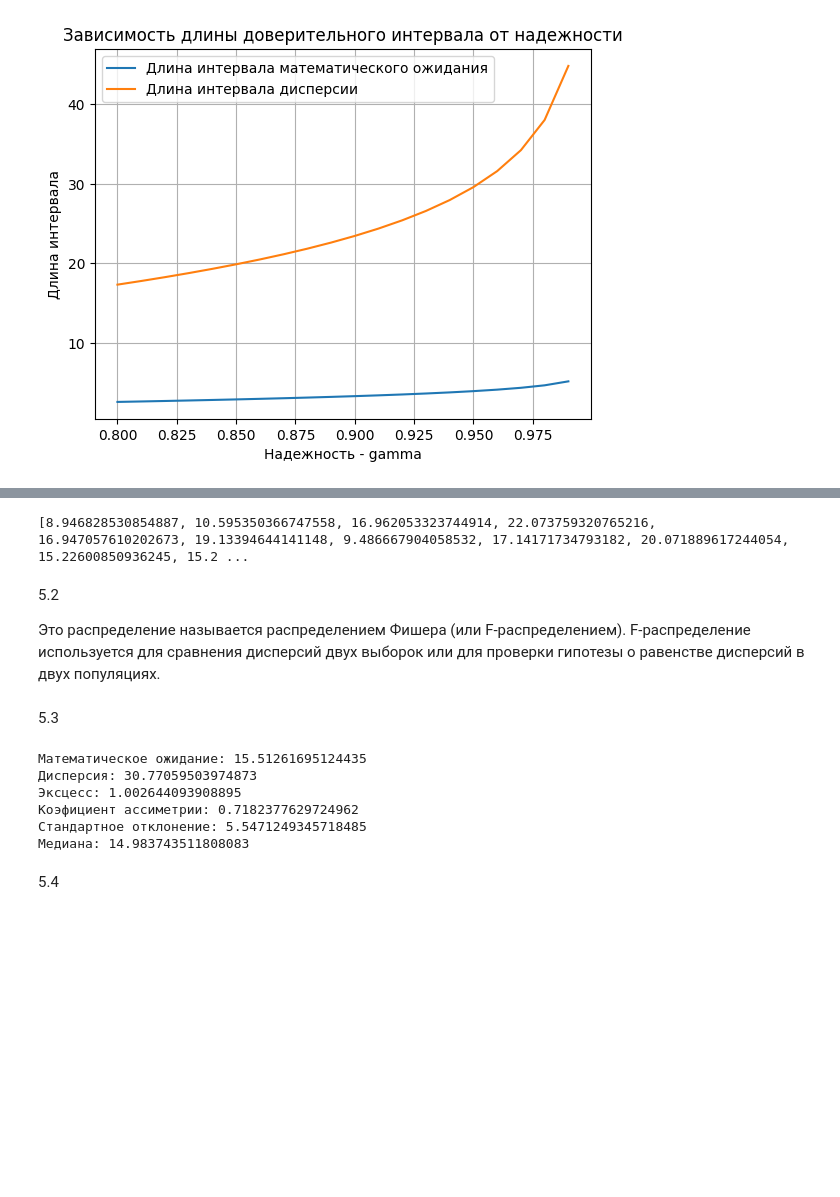
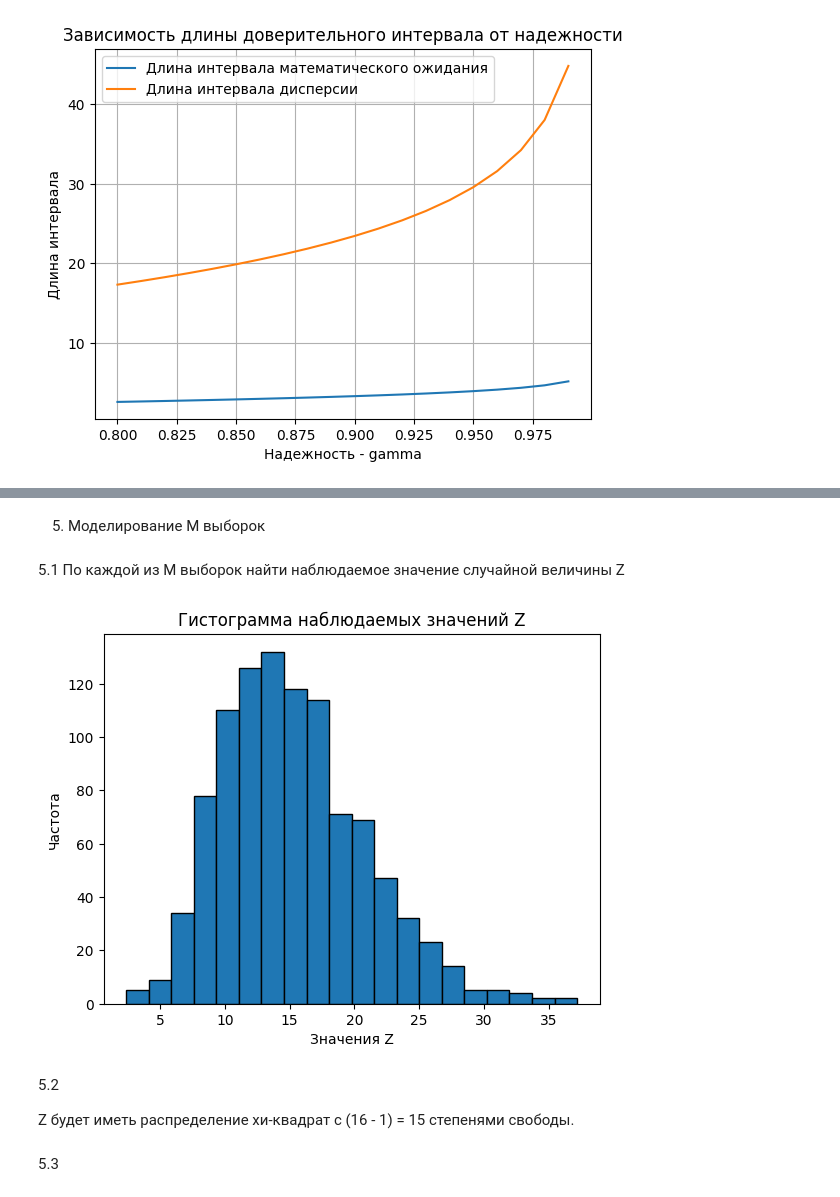
Before and after one commit to MaargoGysarova/Static_lab_1, a Jupyter notebook: Lab_2/lab2.ipynb, the cells around one changed output, grey strips where cells are left out. Cells and saved outputs as stored; diff of their text form; code cells hidden in the pictures; blank space fills up the shorter version.

```diff
--- a/Lab_2/lab2.ipynb
+++ b/Lab_2/lab2.ipynb
@@ -173,34 +179,45 @@ print(GAMMA)
+# %% [markdown]
+5. Моделирование М выборок
 # %%
 z_list = []
 for j in range(0,M):
     sample_i = np.random.normal(a, sigma, n)
-    S = np.std(sample_i, ddof=1)
-    mean = statistics.mean(sample_i)
-
-    z_list.append(((n-1)*S**2)/sigma**2)
-print(z_list)
+    z_list.append(sample_i)
-# %% [output]
-[8.946828530854887, 10.595350366747558, 16.962053323744914, 22.073759320765216, 16.947057610202673, 19.13394644141148, 9.486667904058532, 17.14171734793182, 20.071889617244054, 15.22600850936245, 15.2 ...
-# %% [markdown]
-5.2
-
-Это распределение называется распределением Фишера (или F-распределением).
-F-распределение используется для сравнения дисперсий двух выборок или для проверки гипотезы о равенстве дисперсий в двух популяциях.
+# %% [markdown]
+5.1 По каждой из M выборок найти наблюдаемое значение случайной величины Z
+# %%
+# Xср = (1/n) * ΣXi
+# S^2 = (1/(n-1)) * Σ(Xi - Xср)^2
+# Z = ((n - 1) * S^2) / (σ^2)
+
+# Создим список для хранения наблюдаемых значений Z
+observed_values_of_Z = []
+
+# Моделирование M выборок
+for i in range(M):
+
+    # Вычисляем среднее значение Xср
+    X_avg = np.mean(z_list[i])
+
+    # Вычисляем S^2
+    S_squared = np.sum((z_list[i] - X_avg)**2) / (n - 1)
+
+    # Вычисляем наблюдаемое значение Z
+    Z = ((n - 1) * S_squared) / (sigma**2)
+
+    observed_values_of_Z.append(Z)
+
+# Строим гистограмму
+plt.hist(observed_values_of_Z, bins=20, edgecolor='k')
+plt.xlabel("Значения Z")
+plt.ylabel("Частота")
+plt.title("Гистограмма наблюдаемых значений Z")
+plt.show()
+# %% [output]
+[figure, added]
+# %% [markdown]
+5.2
+
+Z будет иметь распределение хи-квадрат с (16 - 1) = 15 степенями свободы.
 # %% [markdown]
 5.3
-# %%
-print(f'Математическое ожидание: {statistics.mean(z_list)}')
-print(f'Дисперсия: {statistics.variance(z_list)}')
-print(f'Эксцесс: {sts.kurtosis(z_list)}')
-print(f'Коэфициент ассиметрии: {sts.skew(z_list)}')
-print(f'Стандартное отклонение: {math.sqrt(statistics.variance(z_list))}')
-print(f'Медиана: {statistics.median(z_list)}')
-# %% [output]
-Математическое ожидание: 15.51261695124435
-Дисперсия: 30.77059503974873
-Эксцесс: 1.002644093908895
-Коэфициент ассиметрии: 0.7182377629724962
-Стандартное отклонение: 5.5471249345718485
-Медиана: 14.983743511808083
-# %% [markdown]
-5.4
```
Also changed, not shown: parts of 25 cells of this notebook, 4 other files.
